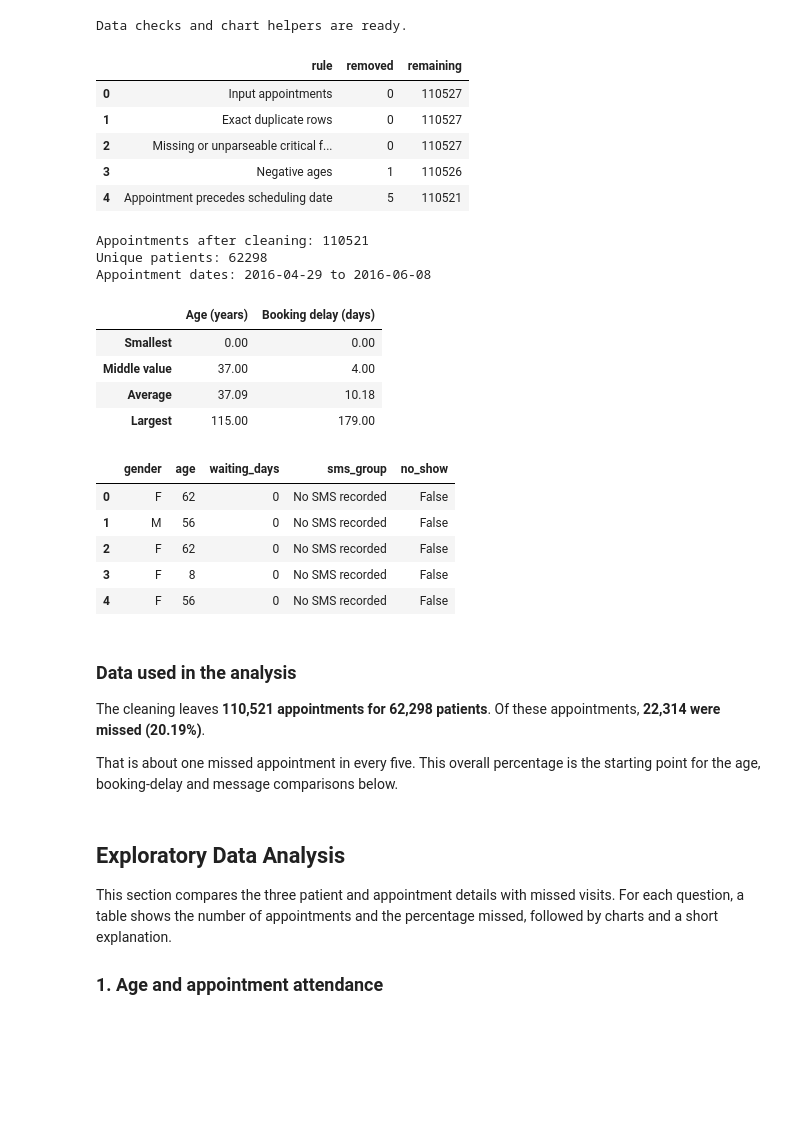
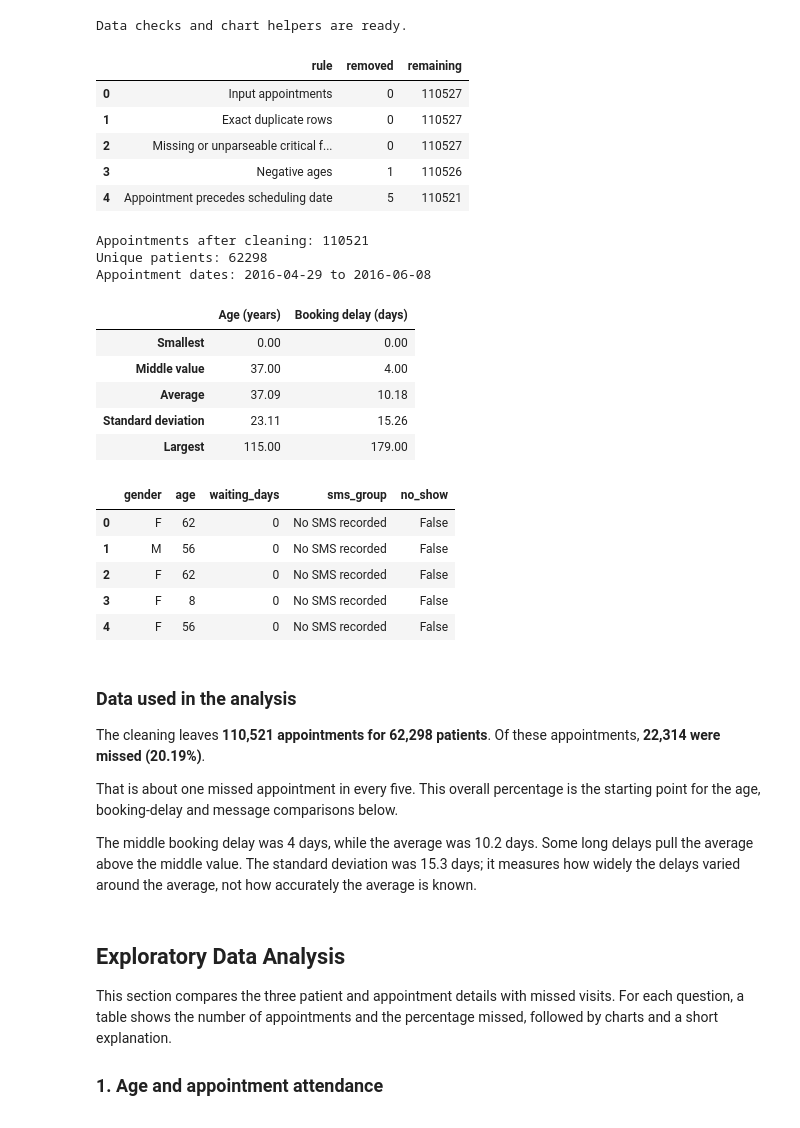
Before and after one commit to noufal85/Udacity_MS_Investigate_Dataset, a Jupyter notebook: Investigate_a_Dataset.ipynb, the cells around one changed output. Drawn from its saved outputs; the diff is of its cells as text; code cells hidden in the pictures; blank space fills up the shorter version.

```diff
--- a/Investigate_a_Dataset.ipynb
+++ b/Investigate_a_Dataset.ipynb
@@ -275,34 +287,38 @@ print('Data checks and chart helpers are ready.')
 # %% [output]
 Data checks and chart helpers are ready.
 # %%
+# Reconcile exclusions with the input count before using the cleaned appointments.
 appointments, cleaning_audit = clean_appointments(raw)
 display(cleaning_audit)
 assert len(raw) - cleaning_audit['removed'].sum() == len(appointments)
 assert appointments['appointment_id'].is_unique
 assert appointments['age'].ge(0).all() and appointments['waiting_days'].ge(0).all()
 assert not appointments[['age_band', 'waiting_band', 'sms_group']].isna().any().any()
 print('Appointments after cleaning:', len(appointments))
 print('Unique patients:', appointments['patient_id'].nunique())
 print('Appointment dates:', appointments['appointment_day'].min().date(), 'to', appointments['appointment_day'].max().date())
-display(appointments[['age', 'waiting_days']].agg(['min', 'median', 'mean', 'max']).rename(
-    index={'min': 'Smallest', 'median': 'Middle value', 'mean': 'Average', 'max': 'Largest'},
+# Mean and median describe the center; standard deviation describes the spread.
+display(appointments[['age', 'waiting_days']].agg(['min', 'median', 'mean', 'std', 'max']).rename(
+    index={'min': 'Smallest', 'median': 'Middle value', 'mean': 'Average',
+           'std': 'Standard deviation', 'max': 'Largest'},
     columns={'age': 'Age (years)', 'waiting_days': 'Booking delay (days)'}
 ).round(2))
 display(appointments[['gender', 'age', 'waiting_days', 'sms_group', 'no_show']].head())
 # %% [output]
 |  | rule | removed | remaining |
 | 0 | Input appointments | 0 | 110527 |
 | 1 | Exact duplicate rows | 0 | 110527 |
 | 2 | Missing or unparseable critical f... | 0 | 110527 |
 | 3 | Negative ages | 1 | 110526 |
 | 4 | Appointment precedes scheduling date | 5 | 110521 |
 Appointments after cleaning: 110521
 Unique patients: 62298
 Appointment dates: 2016-04-29 to 2016-06-08
 |  | Age (years) | Booking delay (days) |
 | Smallest | 0.00 | 0.00 |
 | Middle value | 37.00 | 4.00 |
 | Average | 37.09 | 10.18 |
+| Standard deviation | 23.11 | 15.26 |
 | Largest | 115.00 | 179.00 |
 |  | gender | age | waiting_days | sms_group | no_show |
 | 0 | F | 62 | 0 | No SMS recorded | False |
@@ -319,6 +335,12 @@ The cleaning leaves **110,521 appointments for
 
 That is about one missed appointment in every five. This overall percentage
 is the starting point for the age, booking-delay and message comparisons below.
+
+The middle booking delay was 4 days, while the
+average was 10.2 days. Some long delays pull the
+average above the middle value. The standard deviation was
+15.3 days; it measures how widely the delays varied
+around the average, not how accurately the average is known.
 # %% [markdown]
 <a id="exploratory-data-analysis"></a>
 ## Exploratory Data Analysis
```
Also changed, not shown: parts of 9 cells of this notebook, 11 other files.
